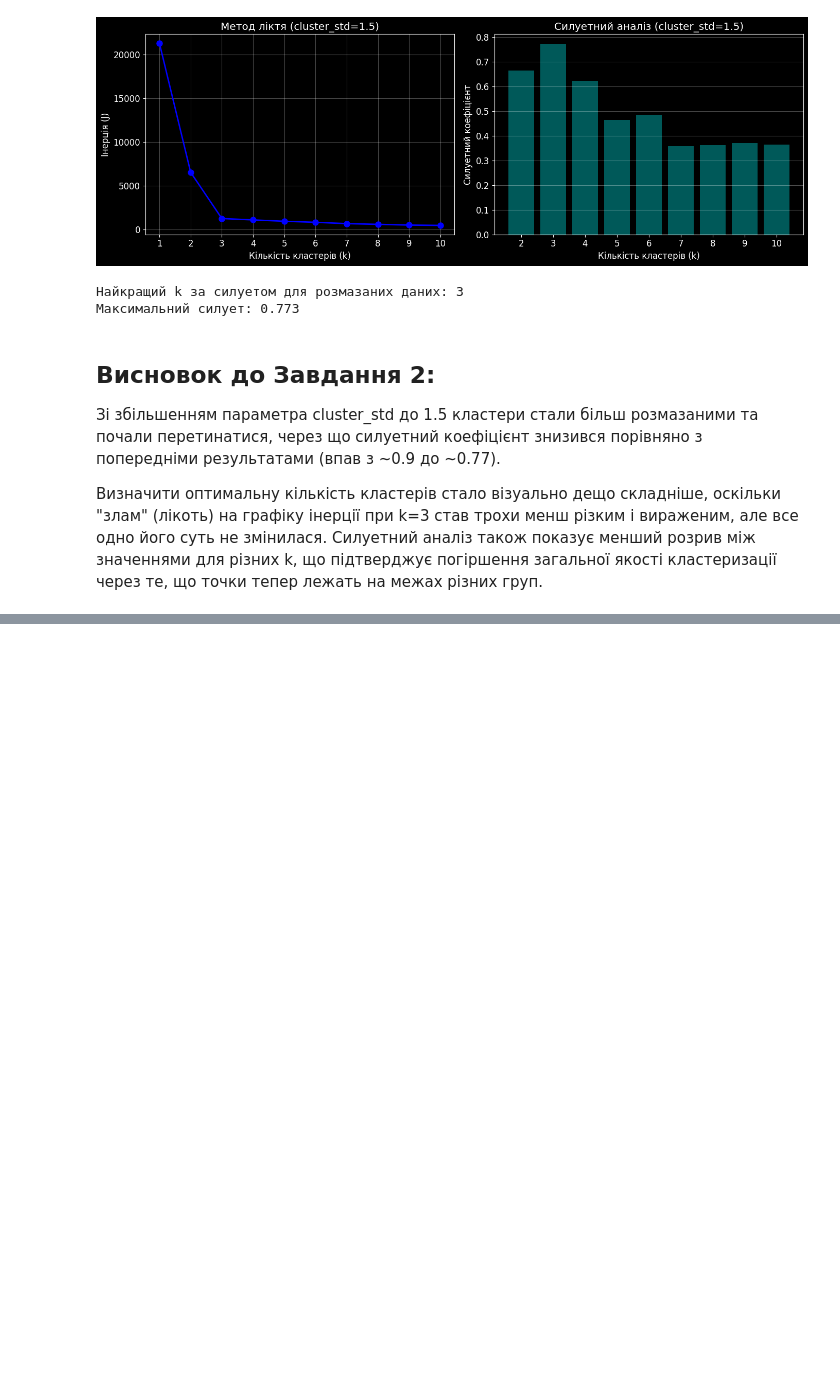
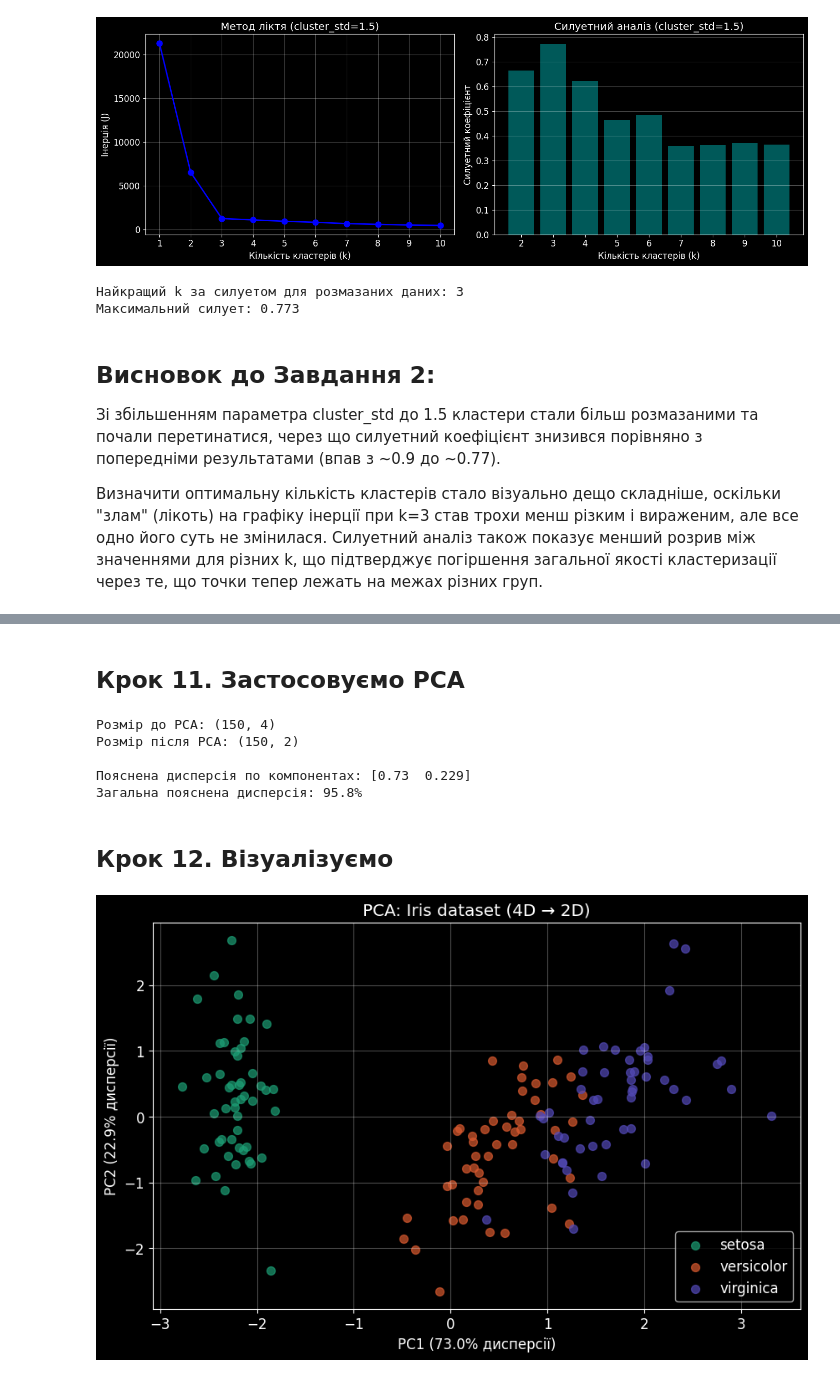
Before and after one commit to Egorkud/machine-learning-2026, a Jupyter notebook: Clasterisation.ipynb, the cells around one changed output, grey strips where cells are left out. Saved outputs shown, nothing was run; the diff lists cells and outputs as text; code cells hidden in the pictures; blank space fills up the shorter version.

```diff
--- a/Clasterisation.ipynb
+++ b/Clasterisation.ipynb
@@ -277,0 +309,12 @@ print(f'Максимальний силует: {max(silhouettes):.3f}')
+# %%
+# Стандартизація: кожна ознака матиме середнє 0 та стд. відх. 1
+scaler = StandardScaler()
+X_scaled = scaler.fit_transform(X_iris)
+
+print('До стандартизації:')
+print(f'  Середні: {X_iris.mean(axis=0).round(2)}')
+print(f'  Стд. відх.: {X_iris.std(axis=0).round(2)}')
+print()
+print('Після стандартизації:')
+print(f'  Середні: {X_scaled.mean(axis=0).round(2)}')
+print(f'  Стд. відх.: {X_scaled.std(axis=0).round(2)}')
@@ -277,0 +329,38 @@ print(f'Максимальний силует: {max(silhouettes):.3f}')
+# %% [markdown]
+## Крок 11. Застосовуємо PCA
+# %%
+# Зменшуємо з 4 до 2 компонент
+pca = PCA(n_components=2)
+X_pca = pca.fit_transform(X_scaled)
+
+print(f'Розмір до PCA: {X_scaled.shape}')   # (150, 4)
+print(f'Розмір після PCA: {X_pca.shape}')    # (150, 2)
+print()
+print(f'Пояснена дисперсія по компонентах: {pca.explained_variance_ratio_.round(3)}')
+print(f'Загальна пояснена дисперсія: {pca.explained_variance_ratio_.sum():.1%}')
+# %% [output]
+Розмір до PCA: (150, 4)
+Розмір після PCA: (150, 2)
+
+Пояснена дисперсія по компонентах: [0.73  0.229]
+Загальна пояснена дисперсія: 95.8%
+# %% [markdown]
+## Крок 12. Візуалізуємо
+# %%
+# Малюємо дані в новому 2D-просторі
+colors = ['#1D9E75', '#D85A30', '#534AB7']
+target_names = iris.target_names
+
+for i, name in enumerate(target_names):
+    mask = y_iris == i
+    plt.scatter(X_pca[mask, 0], X_pca[mask, 1],
+               label=name, color=colors[i], alpha=0.7, s=50)
+
+plt.xlabel(f'PC1 ({pca.explained_variance_ratio_[0]:.1%} дисперсії)')
+plt.ylabel(f'PC2 ({pca.explained_variance_ratio_[1]:.1%} дисперсії)')
+plt.title('PCA: Iris dataset (4D → 2D)')
+plt.legend()
+plt.grid(True, alpha=0.3)
+plt.show()
+# %% [output]
+[figure, added]
```
Also changed, not shown: parts of 10 cells of this notebook.
